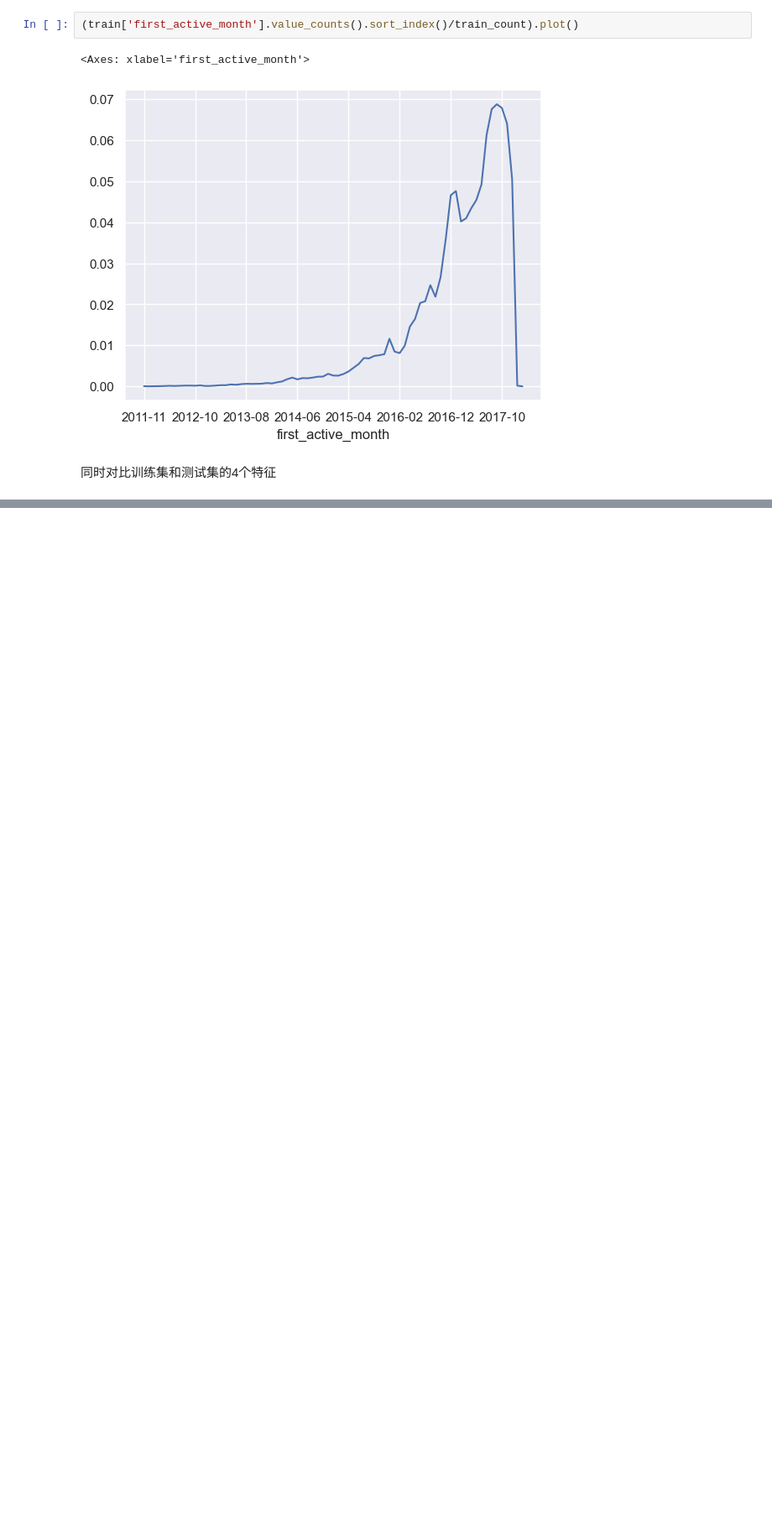
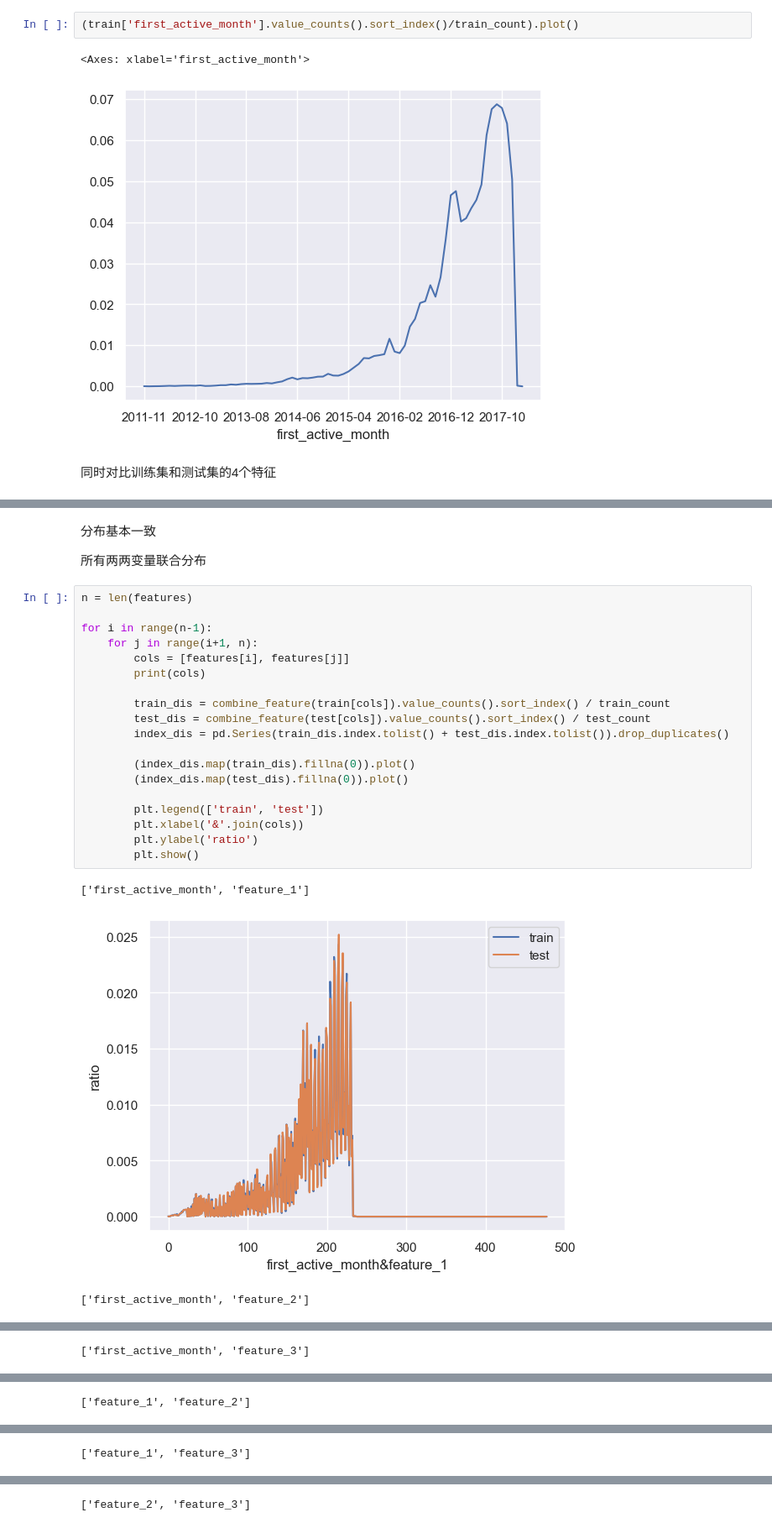
Before and after one commit to yukno1/LearnMachineLearning, a Jupyter notebook: Kaggle/elo-merchant/elo-merchant.ipynb, the cells around one changed output, grey strips where cells are left out. Shown at 84% size. Cells and saved outputs as stored; diff of their text form; blank space fills up the shorter version.

```diff
--- a/Kaggle/elo-merchant/elo-merchant.ipynb
+++ b/Kaggle/elo-merchant/elo-merchant.ipynb
@@ -310,0 +404,27 @@ for feature in features:
+# %% [markdown]
+分布基本一致
+
+所有两两变量联合分布
+# %%
+n = len(features)
+
+for i in range(n-1):
+    for j in range(i+1, n):
+        cols = [features[i], features[j]]
+        print(cols)
+
+        train_dis = combine_feature(train[cols]).value_counts().sort_index() / train_count
+        test_dis = combine_feature(test[cols]).value_counts().sort_index() / test_count
+        index_dis = pd.Series(train_dis.index.tolist() + test_dis.index.tolist()).drop_duplicates()
+
+        (index_dis.map(train_dis).fillna(0)).plot()
+        (index_dis.map(test_dis).fillna(0)).plot()
+
+        plt.legend(['train', 'test'])
+        plt.xlabel('&'.join(cols))
+        plt.ylabel('ratio')
+        plt.show()
+# %% [output]
+['first_active_month', 'feature_1']
+[figure, added]
+['first_active_month', 'feature_2']
@@ -310,0 +432 @@ for feature in features:
+['first_active_month', 'feature_3']
@@ -310,0 +434 @@ for feature in features:
+['feature_1', 'feature_2']
@@ -310,0 +436 @@ for feature in features:
+['feature_1', 'feature_3']
@@ -310,0 +438 @@ for feature in features:
+['feature_2', 'feature_3']
```
Also changed, not shown: parts of 17 cells of this notebook.
